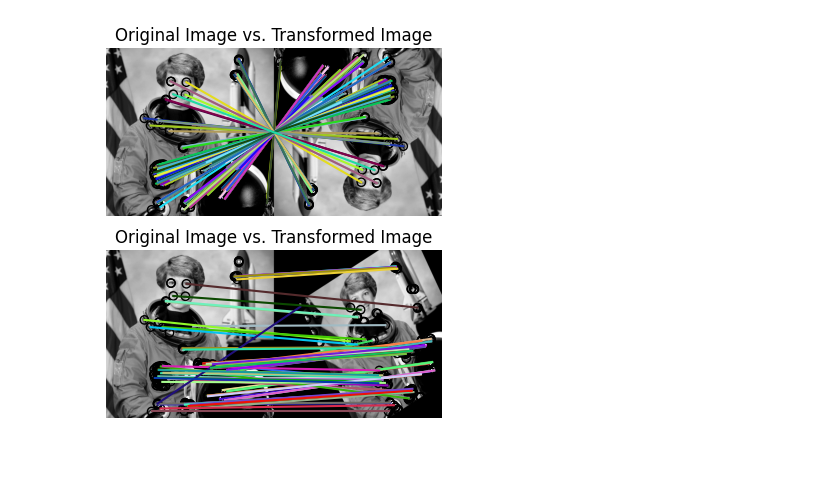
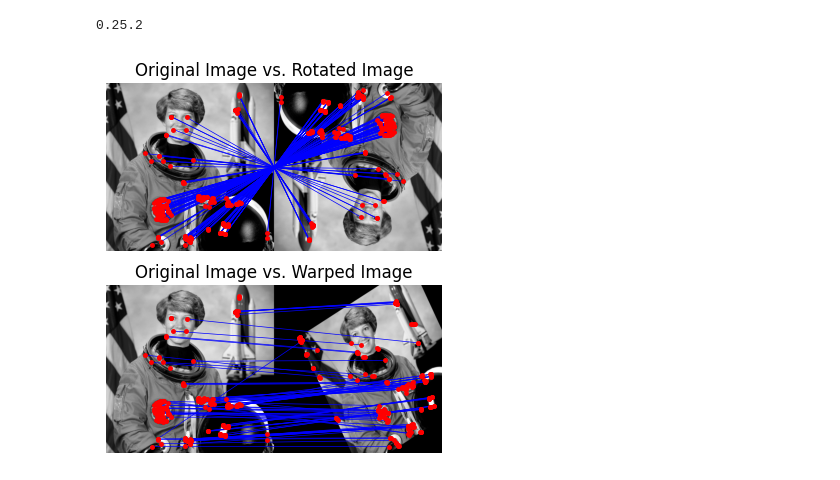
Before and after one commit to asetya/BigData, a Jupyter notebook: ORB_imageMatching.ipynb, the cells around one changed output. Drawn from its saved outputs; the diff is of its cells as text; code cells hidden in the pictures.

```diff
--- a/ORB_imageMatching.ipynb
+++ b/ORB_imageMatching.ipynb
@@ -9,3 +13,8 @@ import matplotlib.pyplot as plt
+# %%
+import skimage
+print(skimage.__version__)
+# %% [output]
+0.25.2
 # %%
 
 
@@ -31,20 +40,44 @@ descriptors3 = descriptor_extractor.descriptors
 # %%
 matches12 = match_descriptors(descriptors1, descriptors2, cross_check=True)
 matches13 = match_descriptors(descriptors1, descriptors3, cross_check=True)
 
 fig, ax = plt.subplots(nrows=2, ncols=1)
 
 plt.gray()
 
-plot_matches(ax[0], img1, img2, keypoints1, keypoints2, matches12)
+# Function to plot matches manually
+def plot_manual_matches(ax, image1, image2, keypoints1, keypoints2, matches):
+    image1_height, image1_width = image1.shape[:2]
+    image2_height, image2_width = image2.shape[:2]
+
+    # Create a combined image for plotting
+    combined_image = np.hstack((image1, image2))
+    ax.imshow(combined_image)
+
+    # Plot keypoints
+    ax.plot(keypoints1[:, 1], keypoints1[:, 0], 'r.', markersize=5)
+    ax.plot(keypoints2[:, 1] + image1_width, keypoints2[:, 0], 'r.', markersize=5)
+
+    # Plot matches
+    for m in matches:
+        p1 = keypoints1[m[0]]
+        p2 = keypoints2[m[1]]
+        con = ConnectionPatch(xyA=(p1[1], p1[0]), xyB=(p2[1] + image1_width, p2[0]),
+                              coordsA="data", coordsB="data",
+                              axesA=ax, axesB=ax, color="blue", linewidth=0.5)
+        ax.add_patch(con)
+
+
+# Replace plot_matches with manual plotting
+plot_manual_matches(ax[0], img1, img2, keypoints1, keypoints2, matches12)
 ax[0].axis('off')
-ax[0].set_title("Original Image vs. Transformed Image")
+ax[0].set_title("Original Image vs. Rotated Image") # Corrected title
 
-plot_matches(ax[1], img1, img3, keypoints1, keypoints3, matches13)
+plot_manual_matches(ax[1], img1, img3, keypoints1, keypoints3, matches13)
 ax[1].axis('off')
-ax[1].set_title("Original Image vs. Transformed Image")
+ax[1].set_title("Original Image vs. Warped Image") # Corrected title
 
 
 plt.show()
 # %% [output]
-[figure, old version]
+[figure, new version]
```
Also changed, not shown: parts of 1 cell of this notebook.
